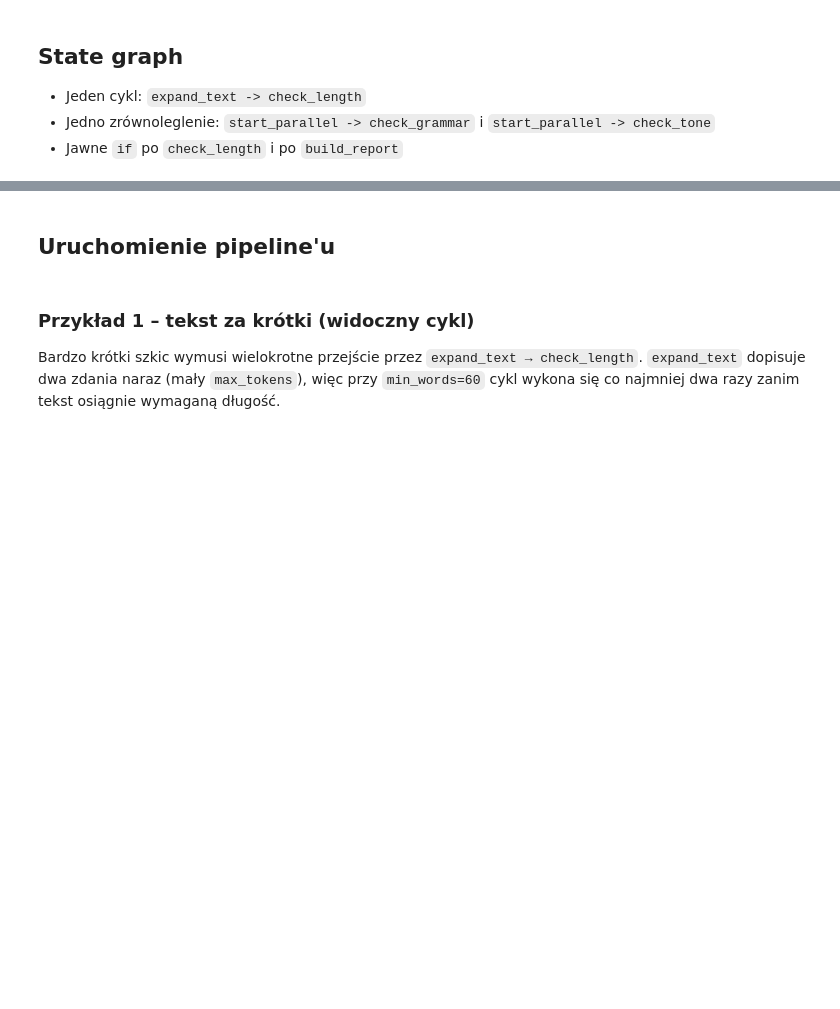
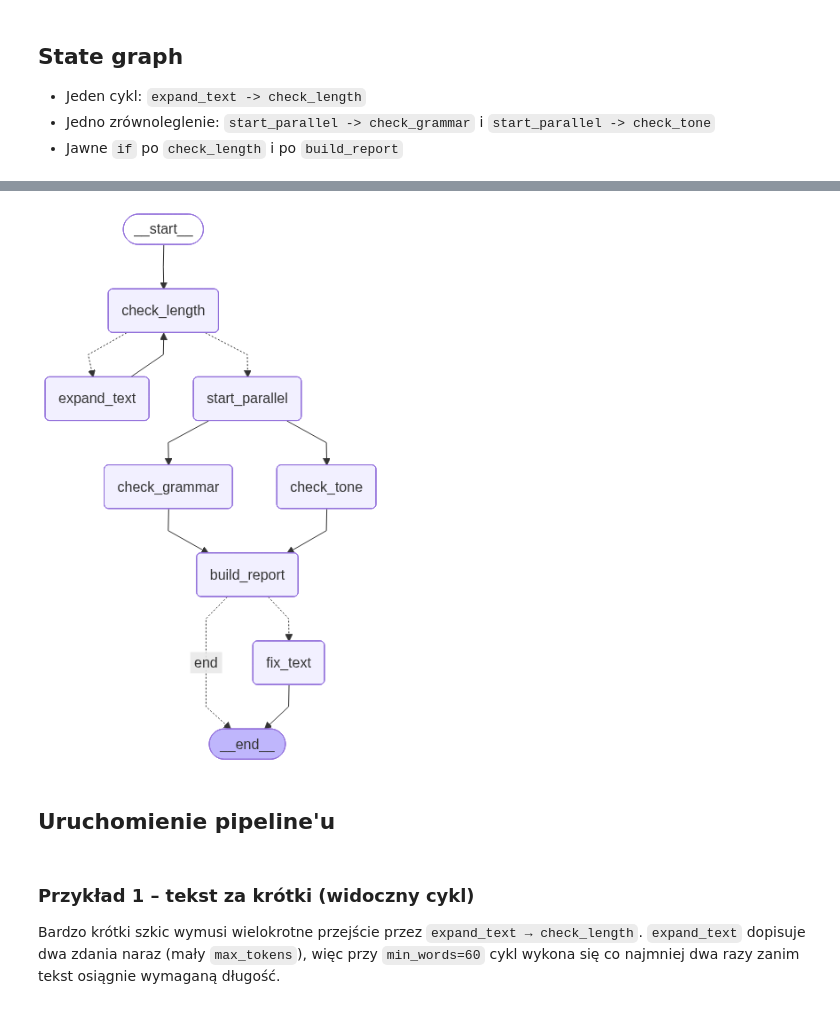
Before and after one commit to pp-szkolenia/2026-06-09_RAG_LangGraph_Agenty, a Jupyter notebook: LangGraph/Kod/4. Złożony workflow.ipynb, the cells around one changed output, grey strips where cells are left out. Cells and saved outputs as stored; diff of their text form; code cells hidden in the pictures; blank space fills up the shorter version.

```diff
--- a/LangGraph/Kod/4. Złożony workflow.ipynb
+++ b/LangGraph/Kod/4. Złożony workflow.ipynb
@@ -271,6 +275,10 @@ graph.add_conditional_edges(
 graph.add_edge("fix_text", END)
 
 pipeline = graph.compile()
+# %%
+pipeline
+# %% [output]
+[figure, added]
 # %%
 from IPython.display import Markdown, display
 
```
Also changed, not shown: parts of 8 cells of this notebook, 4 other files.
